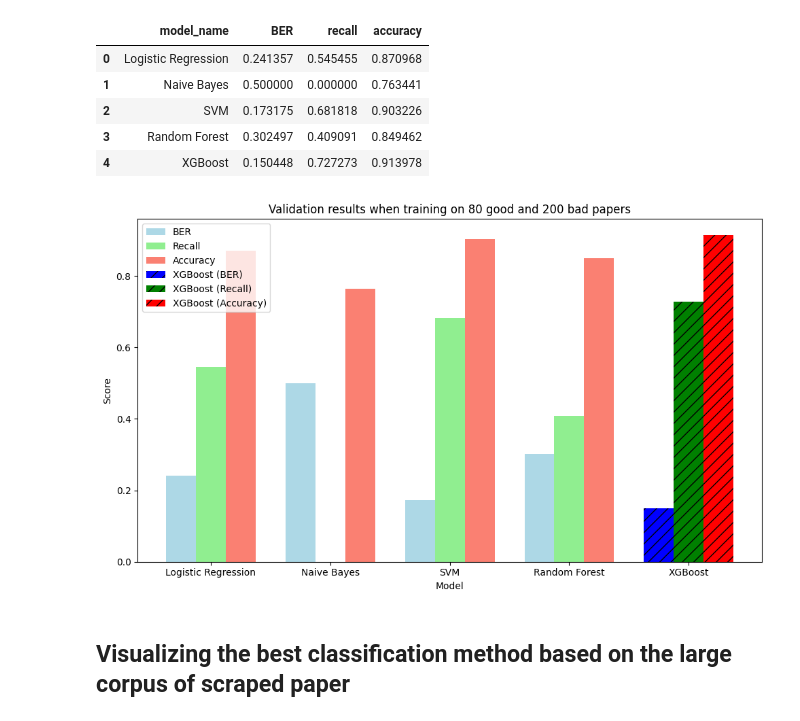
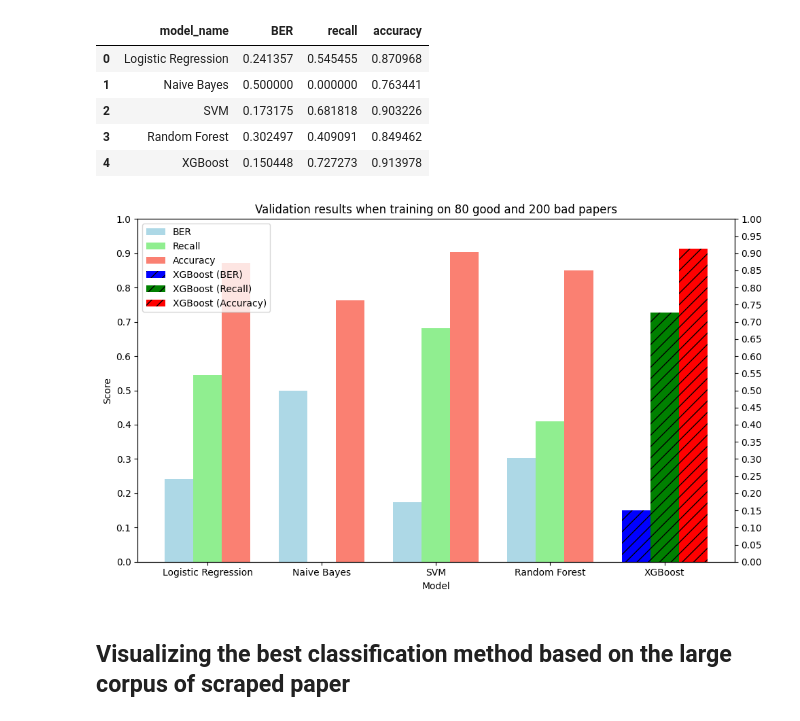
Before and after one commit to kanggunh/DSC180_B11_Q2, a Jupyter notebook: figures_visualization/classification.ipynb, the cells around one changed output. Saved outputs shown, nothing was run; the diff lists cells and outputs as text; code cells hidden in the pictures.

```diff
--- a/figures_visualization/classification.ipynb
+++ b/figures_visualization/classification.ipynb
@@ -40,34 +41,46 @@ df = pd.DataFrame({
 
 # Plotting the results
 fig, ax = plt.subplots(figsize=(10, 6))
 
 # Plot each metric as a bar
 width = 0.25
 x = range(len(df))
 
 ax.bar(x, df['BER'], width, label='BER', color='lightblue')
 ax.bar([p + width for p in x], df['Recall'], width, label='Recall', color='lightgreen')
 ax.bar([p + width * 2 for p in x], df['Accuracy'], width, label='Accuracy', color='salmon')
 
 # Highlight XGBoost
 ax.bar(x[4], df['BER'][4], width, label='XGBoost (BER)', color='blue', hatch='//')
 ax.bar(x[4] + width, df['Recall'][4], width, label='XGBoost (Recall)', color='green', hatch='//')
 ax.bar(x[4] + width * 2, df['Accuracy'][4], width, label='XGBoost (Accuracy)', color='red', hatch='//')
 
+# Improve y-axis precision
+ax.set_ylim(0, 1)  # Ensures full scale is visible
+ax.set_yticks(np.arange(0, 1.05, 0.1))
+
+# Add secondary y-axis with the same scale
+ax2 = ax.twinx()  # Create a twin y-axis
+ax2.set_ylim(0, 1)  # Match the primary y-axis scale
+ax2.set_yticks(np.arange(0, 1.05, 0.05))  # Match y-ticks
+ax2.yaxis.set_label_position('right')  # Move label to the right
+ax2.yaxis.tick_right()  # Move ticks to the right
+# ax2.set_yticklabels([])  # Remove redundant tick labels
+
 # Add labels and title
 ax.set_xlabel('Model')
 ax.set_ylabel('Score')
 # ax.set_title('Model Evaluation Metrics for labeled data')
 ax.set_title('Validation results when training on 80 good and 200 bad papers')
 ax.set_xticks([p + width for p in x])
 ax.set_xticklabels(df['Model'])
 ax.legend()
 
 # Show plot
 plt.tight_layout()
 plt.show()
 # %% [output]
-[figure, old version]
+[figure, new version]
 # %% [markdown]
 ## Visualizing the best classification method based on the large corpus of scraped paper
 # %%
```
Also changed, not shown: parts of 4 cells of this notebook, 1 other file.
